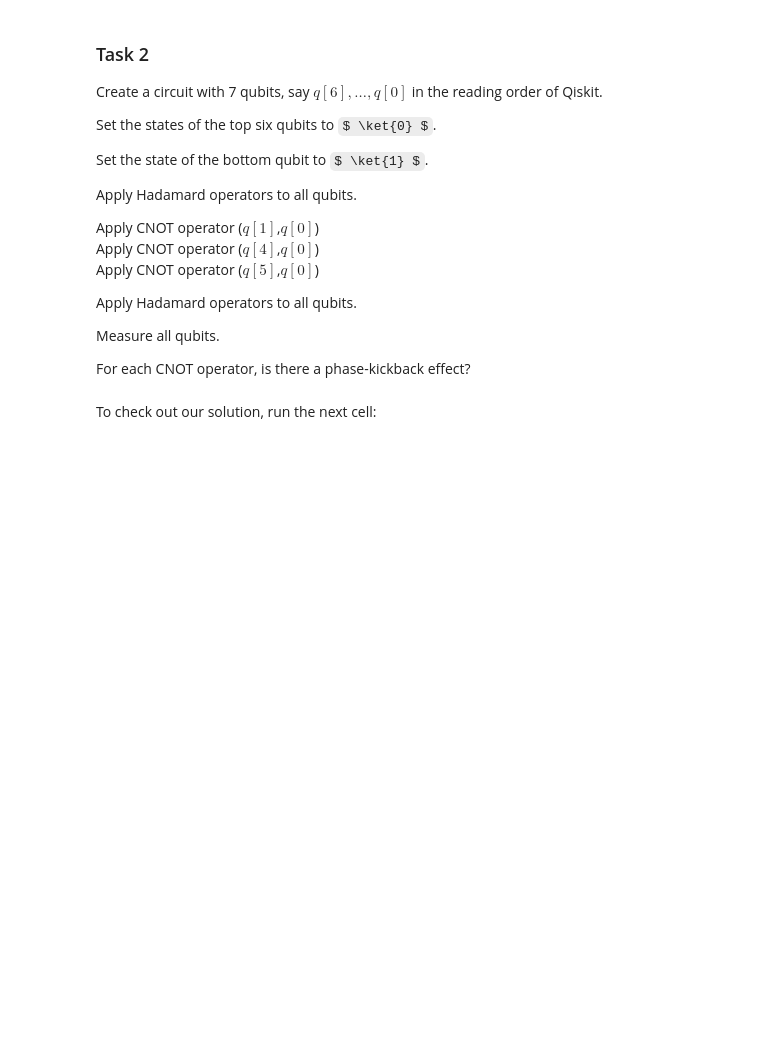
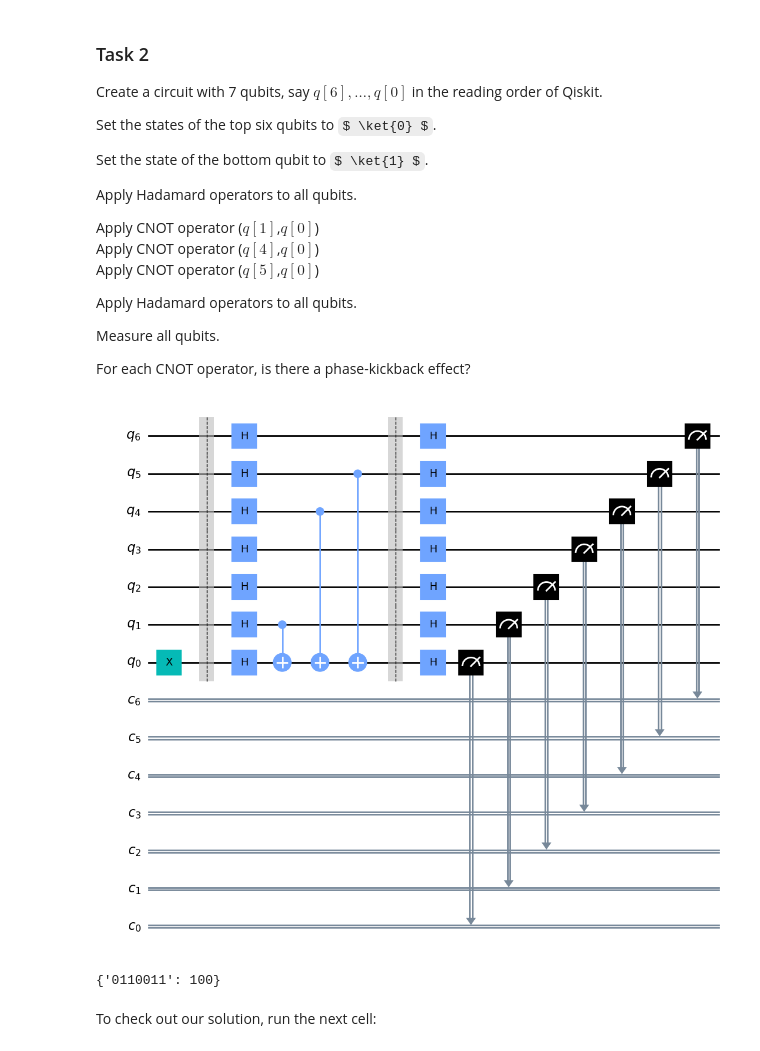
Before and after one commit to james-lucius/qworld, a Jupyter notebook: QB25_Q64_Phase_Kickback.ipynb, the cells around one changed output. Saved outputs shown, nothing was run; the diff lists cells and outputs as text; code cells hidden in the pictures; some formulas as TeX source; blank space fills up the shorter version.

```diff
--- a/QB25_Q64_Phase_Kickback.ipynb
+++ b/QB25_Q64_Phase_Kickback.ipynb
@@ -195,3 +226,29 @@ from qiskit import QuantumRegister, ClassicalRegister, QuantumCircuit, execute,
+# %%
+# import all necessary objects and methods for quantum circuits
+from qiskit import QuantumRegister, ClassicalRegister, QuantumCircuit, execute, Aer
+#
+# your code is here
+#
+qc = QuantumCircuit(7, 7)
+
+qc.x(0)
+qc.barrier()
+qc.h(range(7))
+qc.cx(1, 0)
+qc.cx(4, 0)
+qc.cx(5, 0)
+qc.barrier()
+qc.h(range(7))
+
+qc.measure(range(7), range(7))
+display(qc.draw(output = 'mpl', reverse_bits = True))
+
+job = execute(qc, Aer.get_backend('qasm_simulator'), shots = 100)
+counts = job.result().get_counts(qc)
+print(counts)
+# %% [output]
+[figure, added]
+{'0110011': 100}
 # %% [markdown]
 To check out our solution, run the next cell:
 # %%
```
Also changed, not shown: parts of 4 cells of this notebook.
